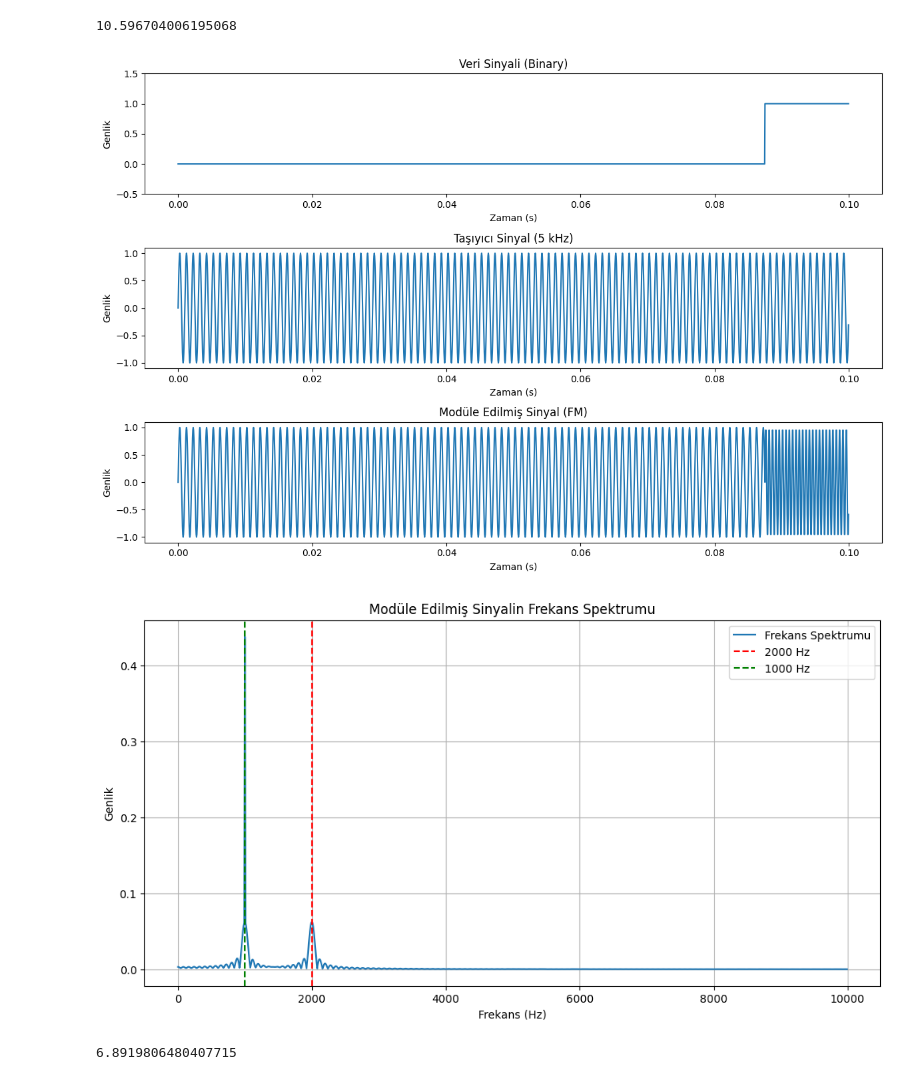
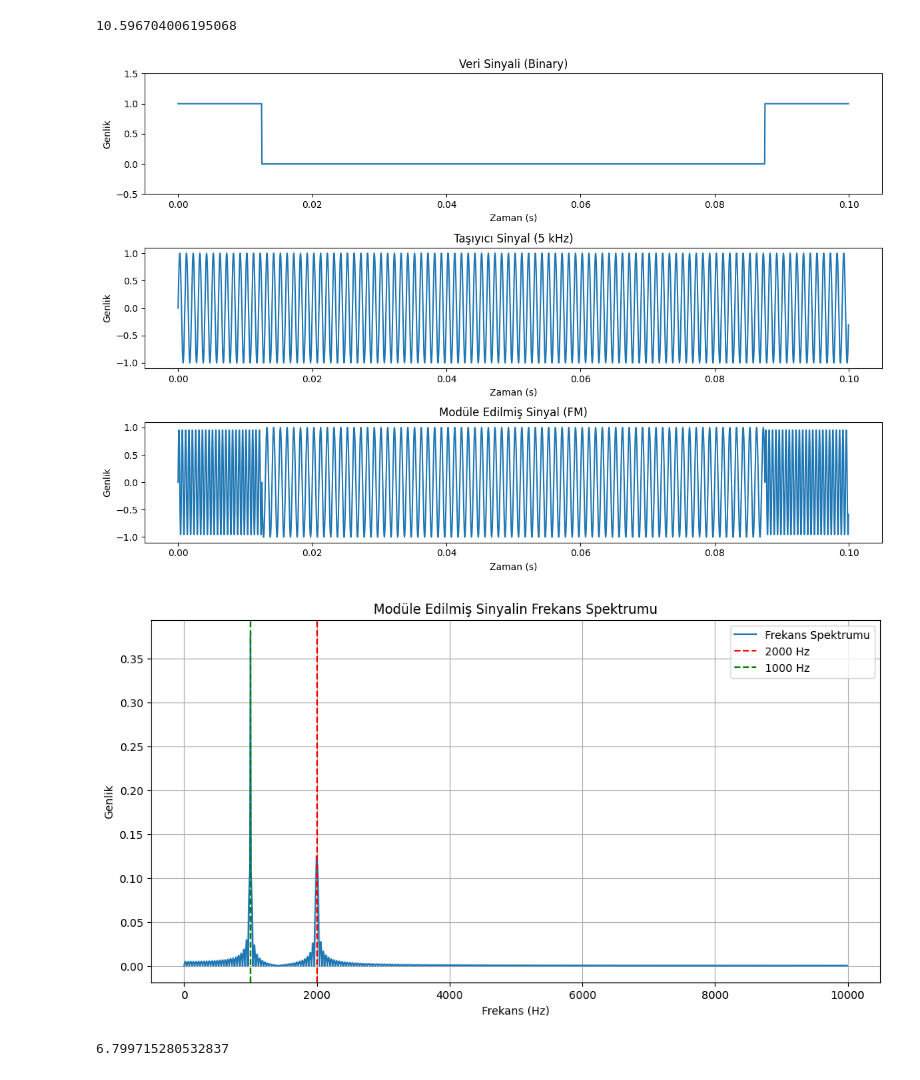
Before and after one commit to OmerFaruk-Celik/AMKS_AUV_ATILAY, a Jupyter notebook: FM.ipynb, the cells around one changed output. Drawn from its saved outputs; the diff is of its cells as text; code cells hidden in the pictures.

```diff
--- a/FM.ipynb
+++ b/FM.ipynb
@@ -738,7 +738,7 @@ def play_modulated_signal(modulated_signal, sampling_rate):
 def process_and_play(decimal_number, carrier_freq, sampling_rate, duration, mod_index):
 
     binary_array = decimal_to_binary_array(decimal_number)
-    binary_array=[1,1,0,0,0,0,0,0,0,0,0,0,0,0,1,1]
+    binary_array=[1,1,0,0,1,0,0,0,0,0,0,0,0,0,1,1]
 
     # Zaman dizisi oluşturma
     t = np.linspace(0, duration, int(sampling_rate * duration), endpoint=False)
@@ -762,33 +762,33 @@ def process_and_play(decimal_number, carrier_freq, sampling_rate, duration, mod_
 
     return t, data_signal, carrier, modulated_signal
 
 def cizim(t, data_signal, carrier, modulated_signal, sampling_rate, mod_index):
     # Zaman domaininde sinyalleri çizme
     plot_time_domain_signals(t, data_signal, carrier, modulated_signal)
 
     # Frekans domaininde modüle edilmiş sinyali analiz etme ve çizme
     Fm = (carrier_freq + mod_index * data_signal)
     highlight_freq = max(Fm)  # Vurgulanacak frekans
     lowlight_freq = min(Fm)
     plot_frequency_domain(modulated_signal, sampling_rate, highlight_freq, lowlight_freq)
 
 # Sabitler
 carrier_freq = 1000 # Taşıyıcı frekans 5 kHz (örnek)
 sampling_rate = 20000  # Örnekleme frekansı 100 kHz
 duration = 0.1  # Sinyal süresi 100 ms
 mod_index = 1000  # odülasyon indeksi (değeri deneyerek ayarlayabilirsiniz)
 baslangic=time.time()
 # 1'den 100'e kadar olan sayıları binary'ye çevirme ve işlemler
 for decimal_number in range(3, 4):
     for j in range(100):
         t, data_signal, carrier, modulated_signal = process_and_play(decimal_number, carrier_freq, sampling_rate, duration, mod_index)
 
 # Son sinyal için çizimleri yapma
 cizim(t, data_signal, carrier, modulated_signal, sampling_rate, mod_index)
 son=time.time()
 gecen_sure=son-baslangic
 print(gecen_sure)
 # %% [output]
-[figure, old version]
+[figure, new version]
-[figure, old version]
+[figure, new version]
-6.8919806480407715
+6.799715280532837
```
